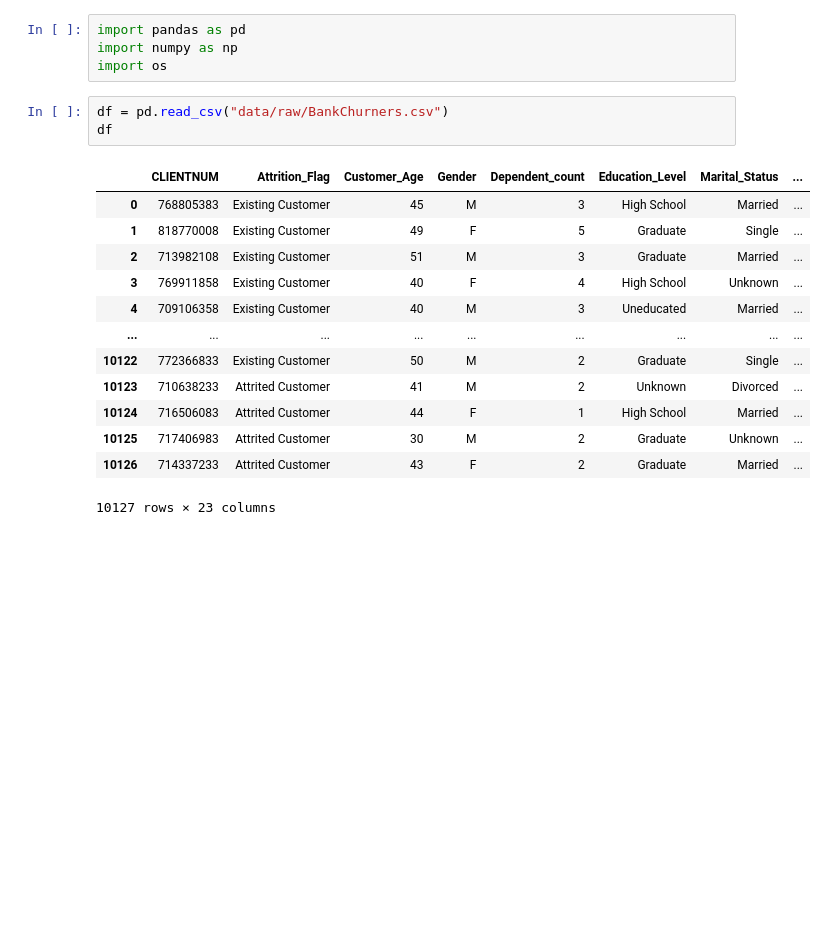
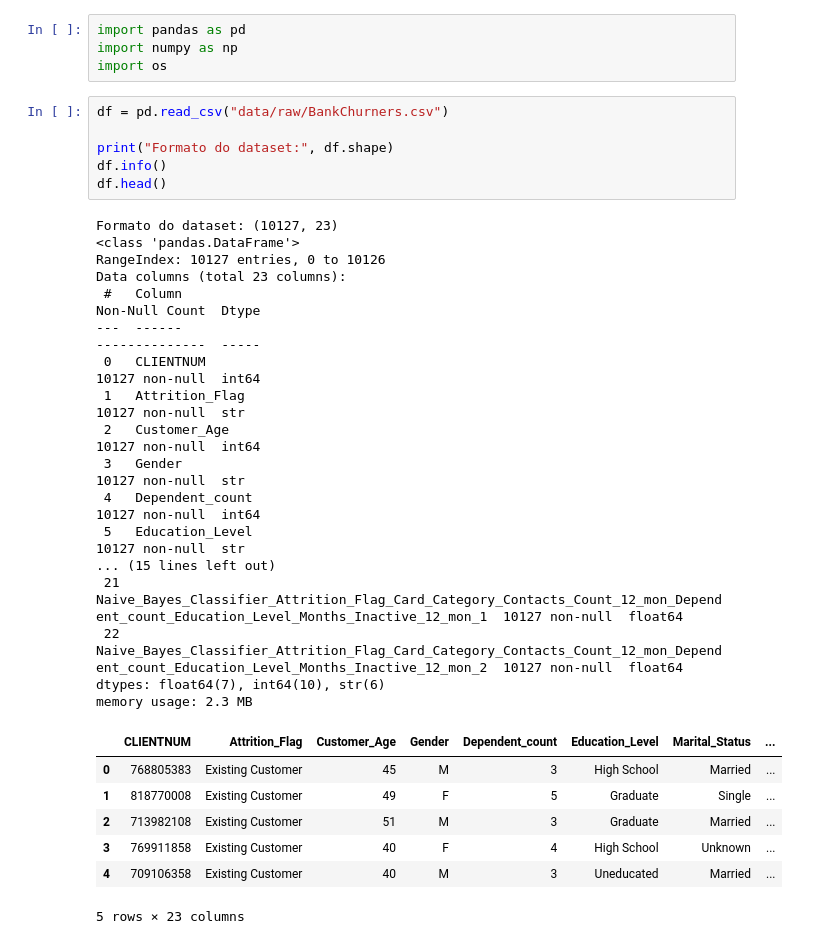
Before and after one commit to felipemesquitadev-eng/analise-churn-clientes-streamlit, a Jupyter notebook: 01_data_cleaning.ipynb, the cells around one changed output. Cells and saved outputs as stored; diff of their text form; blank space fills up the shorter version.

```diff
--- a/01_data_cleaning.ipynb
+++ b/01_data_cleaning.ipynb
@@ -4,19 +4,33 @@ import numpy as np
 import os
 # %%
 df = pd.read_csv("data/raw/BankChurners.csv")
-df
+
+print("Formato do dataset:", df.shape)
+df.info()
+df.head()
 # %% [output]
+Formato do dataset: (10127, 23)
+<class 'pandas.DataFrame'>
+RangeIndex: 10127 entries, 0 to 10126
+Data columns (total 23 columns):
+ #   Column                                                                                                                              Non-Null Count  Dtype
+---  ------                                                                                                                              --------------  -----
+ 0   CLIENTNUM                                                                                                                           10127 non-null  int64
+ 1   Attrition_Flag                                                                                                                      10127 non-null  str
+ 2   Customer_Age                                                                                                                        10127 non-null  int64
+ 3   Gender                                                                                                                              10127 non-null  str
+ 4   Dependent_count                                                                                                                     10127 non-null  int64
+ 5   Education_Level                                                                                                                     10127 non-null  str
+... (15 lines left out)
+ 21  Naive_Bayes_Classifier_Attrition_Flag_Card_Category_Contacts_Count_12_mon_Dependent_count_Education_Level_Months_Inactive_12_mon_1  10127 non-null  float64
+ 22  Naive_Bayes_Classifier_Attrition_Flag_Card_Category_Contacts_Count_12_mon_Dependent_count_Education_Level_Months_Inactive_12_mon_2  10127 non-null  float64
+dtypes: float64(7), int64(10), str(6)
+memory usage: 2.3 MB
 |  | CLIENTNUM | Attrition_Flag | Customer_Age | Gender | Dependent_count | Education_Level | Marital_Status | ... |
 | 0 | 768805383 | Existing Customer | 45 | M | 3 | High School | Married | ... |
 | 1 | 818770008 | Existing Customer | 49 | F | 5 | Graduate | Single | ... |
 | 2 | 713982108 | Existing Customer | 51 | M | 3 | Graduate | Married | ... |
 | 3 | 769911858 | Existing Customer | 40 | F | 4 | High School | Unknown | ... |
 | 4 | 709106358 | Existing Customer | 40 | M | 3 | Uneducated | Married | ... |
-| ... | ... | ... | ... | ... | ... | ... | ... | ... |
-| 10122 | 772366833 | Existing Customer | 50 | M | 2 | Graduate | Single | ... |
-| 10123 | 710638233 | Attrited Customer | 41 | M | 2 | Unknown | Divorced | ... |
-| 10124 | 716506083 | Attrited Customer | 44 | F | 1 | High School | Married | ... |
-| 10125 | 717406983 | Attrited Customer | 30 | M | 2 | Graduate | Unknown | ... |
-| 10126 | 714337233 | Attrited Customer | 43 | F | 2 | Graduate | Married | ... |
-10127 rows × 23 columns
+5 rows × 23 columns
 # %%
```
Also changed, not shown: parts of 8 cells of this notebook, 4 other files.
